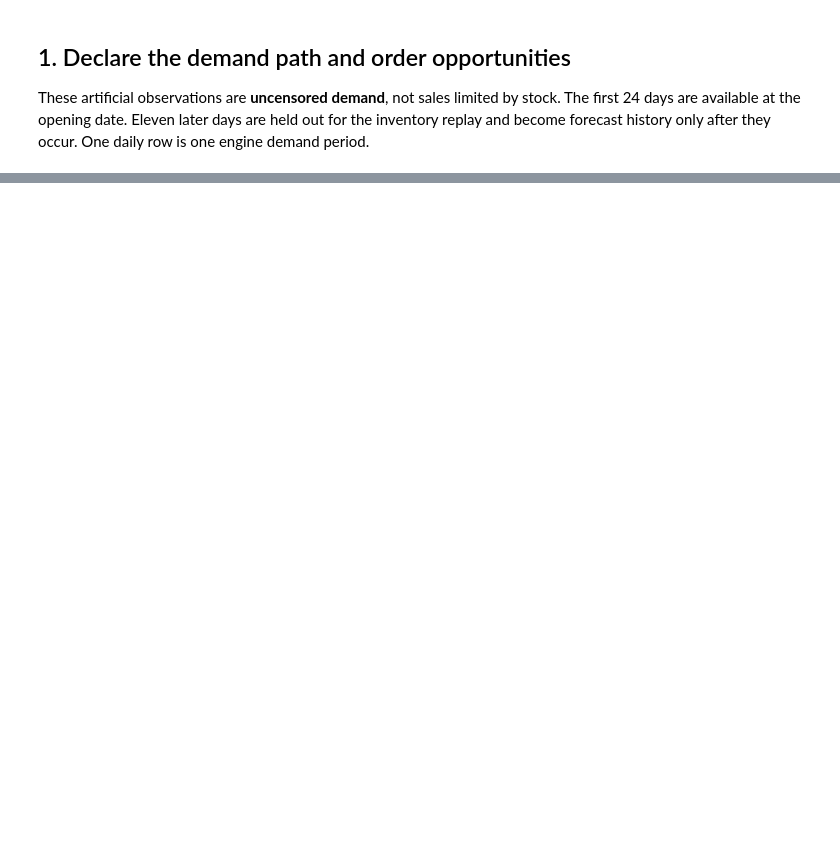
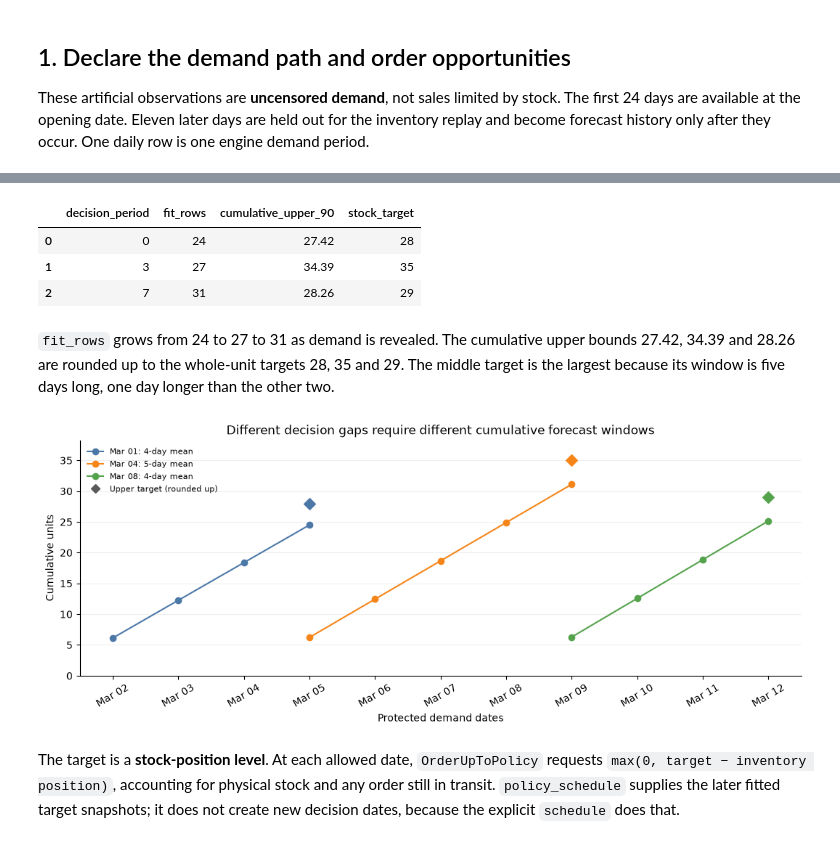
Before and after one commit to FilTheo/stockcast, a Jupyter notebook: examples/notebooks/04f_scheduled_forecast_simulation.ipynb, the cells around one changed output, grey strips where cells are left out. Cells and saved outputs as stored; diff of their text form; code cells hidden in the pictures; blank space fills up the shorter version.

```diff
--- a/examples/notebooks/04f_scheduled_forecast_simulation.ipynb
+++ b/examples/notebooks/04f_scheduled_forecast_simulation.ipynb
@@ -326,0 +279,67 @@ The schedule and the forecast answer different questions: *when can we act?* and
+# %%
+policies = {}
+forecast_rows = []
+mean_paths = []
+for window in windows.itertuples(index=False):
+    policy, forecast_row, mean_path = plan_window(window)
+    policies[window.decision_period] = policy
+    forecast_rows.append(forecast_row)
+    mean_paths.append(mean_path)
+
+forecasts = pd.DataFrame(forecast_rows)
+paths = pd.concat(mean_paths, ignore_index=True)
+# Each fit used the 24 original rows plus the demand revealed before its decision.
+assert forecasts["fit_rows"].tolist() == [24, 27, 31]
+
+forecasts
+# %% [output]
+|  | decision_period | fit_rows | cumulative_upper_90 | stock_target |
+| 0 | 0 | 24 | 27.42 | 28 |
+| 1 | 3 | 27 | 34.39 | 35 |
+| 2 | 7 | 31 | 28.26 | 29 |
+# %% [markdown]
+`fit_rows` grows from 24 to 27 to 31 as demand is revealed. The cumulative upper bounds 27.42, 34.39 and 28.26 are rounded up to the whole-unit targets 28, 35 and 29. The middle target is the largest because its window is five days long, one day longer than the other two.
+# %%
+from matplotlib.lines import Line2D
+
+WINDOW_COLORS = {0: "#4C78A8", 3: "#F58518", 7: "#54A24B"}
+
+fig, ax = plt.subplots(figsize=(10.5, 4.2), layout="constrained")
+for window in windows.itertuples(index=False):
+    t = window.decision_period
+    path = paths.loc[paths["decision_period"].eq(t)]
+    target = forecasts.loc[forecasts["decision_period"].eq(t), "stock_target"].iloc[0]
+    ax.plot(
+        path["date"],
+        path["cumulative_mean"],
+        marker="o",
+        color=WINDOW_COLORS[t],
+        label=f"{window.forecast_origin:%b %d}: {len(path)}-day mean",
+    )
+    ax.scatter(
+        path["date"].iloc[-1],
+        target,
+        marker="D",
+        s=64,
+        color=WINDOW_COLORS[t],
+        zorder=3,
+        clip_on=False,
+    )
+ax.set(
+    title="Different decision gaps require different cumulative forecast windows",
+    xlabel="Protected demand dates",
+    ylabel="Cumulative units",
+)
+format_dates(ax, list(paths["date"].drop_duplicates()))
+style_axis(ax)
+
+# The diamond marks the stock target of its window.
+handles, labels = ax.get_legend_handles_labels()
+handles.append(Line2D([], [], marker="D", linestyle="", color="0.35"))
+labels.append("Upper target (rounded up)")
+ax.legend(handles, labels, frameon=False, fontsize=8, loc="upper left")
+plt.show()
+# %% [output]
+[figure, added]
+# %% [markdown]
+The target is a **stock-position level**. At each allowed date, `OrderUpToPolicy` requests `max(0, target − inventory position)`, accounting for physical stock and any order still in transit. `policy_schedule` supplies the later fitted target snapshots; it does not create new decision dates, because the explicit `schedule` does that.
```
Also changed, not shown: parts of 41 cells of this notebook.
